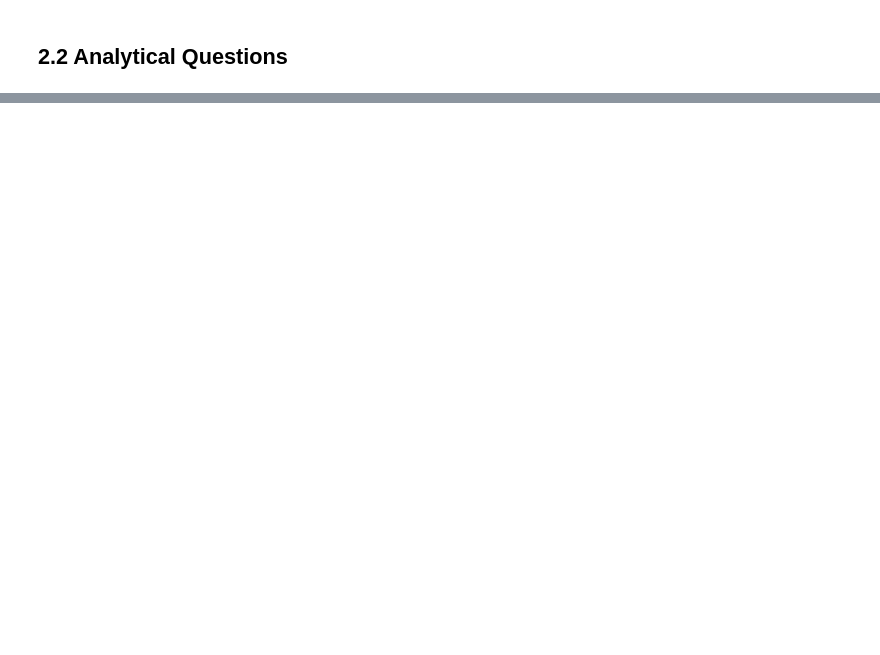
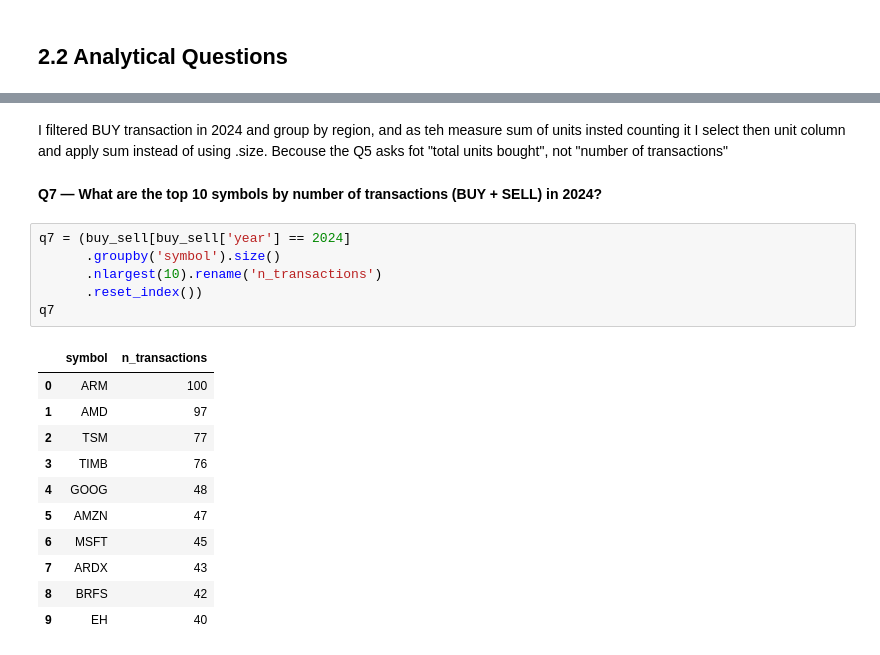
Before and after one commit to TheChris00/ChristianBDA2026, a Jupyter notebook: Homework/Homework3/Homework3_christian_grasso.ipynb, the cells around one changed output, grey strips where cells are left out. Saved outputs shown, nothing was run; the diff lists cells and outputs as text; blank space fills up the shorter version.

```diff
--- a/Homework/Homework3/Homework3_christian_grasso.ipynb
+++ b/Homework/Homework3/Homework3_christian_grasso.ipynb
@@ -187,0 +340,23 @@ Countries not mappable: none
+# %% [markdown]
+I filtered BUY transaction in 2024 and group by region, and as teh measure sum of units insted counting it
+I select then unit column and apply sum instead of using .size. Becouse the Q5 asks fot "total units bought", not "number of transactions"
+# %% [markdown]
+**Q7 — What are the top 10 symbols by number of transactions (BUY + SELL) in 2024?**
+# %%
+q7 = (buy_sell[buy_sell['year'] == 2024]
+      .groupby('symbol').size()
+      .nlargest(10).rename('n_transactions')
+      .reset_index())
+q7
+# %% [output]
+|  | symbol | n_transactions |
+| 0 | ARM | 100 |
+| 1 | AMD | 97 |
+| 2 | TSM | 77 |
+| 3 | TIMB | 76 |
+| 4 | GOOG | 48 |
+| 5 | AMZN | 47 |
+| 6 | MSFT | 45 |
+| 7 | ARDX | 43 |
+| 8 | BRFS | 42 |
+| 9 | EH | 40 |
```
Also changed, not shown: parts of 21 cells of this notebook, 1 other file.
